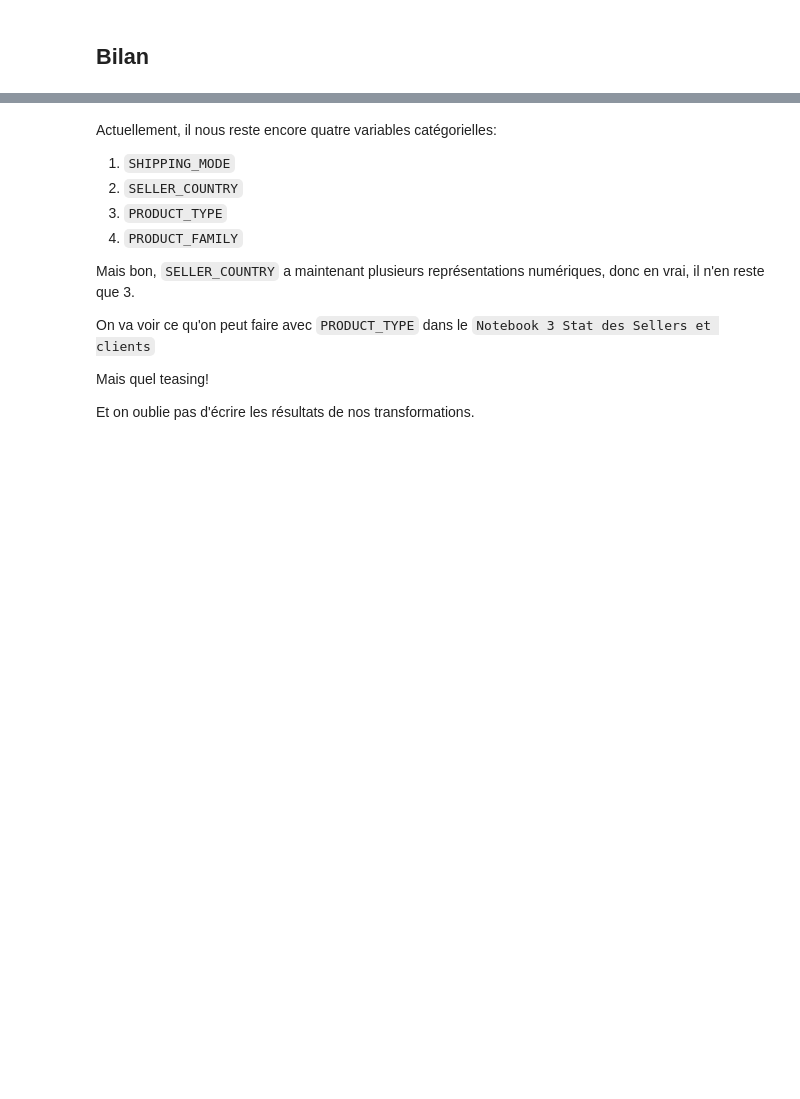
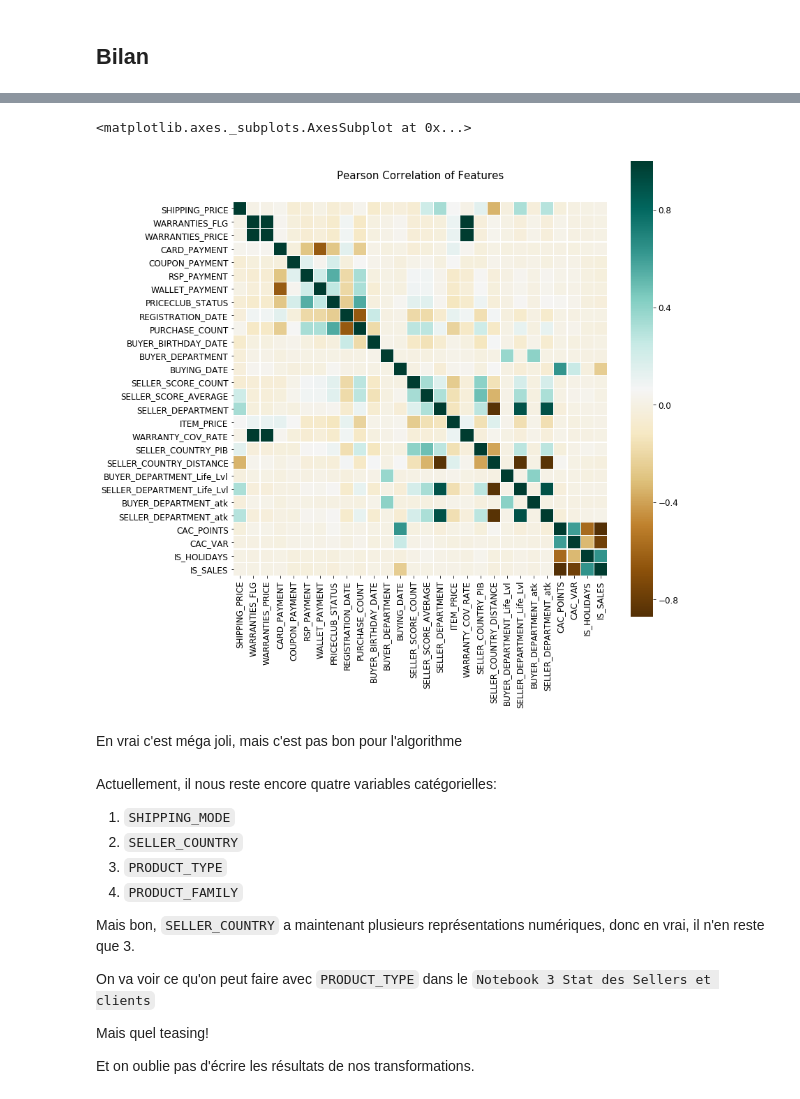
Before and after one commit to mlabarrere/Prediction-of-transaction-claims-status, a Jupyter notebook: Notebook 2 Feature Engineering.ipynb, the cells around one changed output, grey strips where cells are left out. Drawn from its saved outputs; the diff is of its cells as text; code cells hidden in the pictures; blank space fills up the shorter version.

```diff
--- a/Notebook 2 Feature Engineering.ipynb
+++ b/Notebook 2 Feature Engineering.ipynb
@@ -301,7 +336,9 @@ test_df['SELLER_DEPARTMENT_Pov'] = test_df.SELLER_DEPARTMENT.map(mapper)
 # %% [markdown]
 ### Part des minima sociaux dans le revenu disponible moyen (%)
 # %%
-mapper = {0:-1,1:0.8,2:1.7,3:1.8,4:1.4,5:1.3,6:1.5,7:1.6,8:1.9,9:2.0,10:1.4,11:2.3,12:1.6,13:1.9,14:1.2,15:1.5,16:1.8,17:1.3,18:1.5,19:1.4,20:3.1,21:1.0,22:1.3,23:2.2,24:1.7,25:1.0,26:1.3,27:1.1,28:0.9,29:1.2,30:1.9,31:1.2,32:1.8,33:1.4,34:2.0,35:1.0,36:1.6,37:1.1,38:0.9,39:1.1,40:1.3,41:1.0,42:1.5,43:1.6,44:1.0,45:0.9,46:1.6,47:1.8,48:1.5,49:1.1,50:1.6,51:1.2,52:1.4,53:1.0,54:1.4,55:1.5,56:1.2,57:1.3,58:1.6,59:1.9,60:1.2,61:1.5,62:1.9,63:1.3,64:1.5,65:1.7,66:2.3,67:0.9,68:0.9,69:1.1,70:1.2,71:1.3,72:1.1,73:1.0,74:0.6,75:1.0,76:1.4,77:0.8,78:0.5,79:1.2,80:1.6,81:1.7,82:2.0,83:1.7,84:1.6,85:0.9,86:1.3,87:1.7,88:1.3,89:1.5,90:1.2,91:0.7,92:0.7,93:1.9,94:1.0,95:0.9,971:1.7, 972:1.7, 973:1.7, 974:1.7, 976:1.7}
+'''
+
+mapper = {-1:-9, 0:-1,1:0.8,2:1.7,3:1.8,4:1.4,5:1.3,6:1.5,7:1.6,8:1.9,9:2.0,10:1.4,11:2.3,12:1.6,13:1.9,14:1.2,15:1.5,16:1.8,17:1.3,18:1.5,19:1.4,20:3.1,21:1.0,22:1.3,23:2.2,24:1.7,25:1.0,26:1.3,27:1.1,28:0.9,29:1.2,30:1.9,31:1.2,32:1.8,33:1.4,34:2.0,35:1.0,36:1.6,37:1.1,38:0.9,39:1.1,40:1.3,41:1.0,42:1.5,43:1.6,44:1.0,45:0.9,46:1.6,47:1.8,48:1.5,49:1.1,50:1.6,51:1.2,52:1.4,53:1.0,54:1.4,55:1.5,56:1.2,57:1.3,58:1.6,59:1.9,60:1.2,61:1.5,62:1.9,63:1.3,64:1.5,65:1.7,66:2.3,67:0.9,68:0.9,69:1.1,70:1.2,71:1.3,72:1.1,73:1.0,74:0.6,75:1.0,76:1.4,77:0.8,78:0.5,79:1.2,80:1.6,81:1.7,82:2.0,83:1.7,84:1.6,85:0.9,86:1.3,87:1.7,88:1.3,89:1.5,90:1.2,91:0.7,92:0.7,93:1.9,94:1.0,95:0.9,971:1.7, 972:1.7, 973:1.7, 974:1.7, 976:1.7}
 
 # Buyers
 train_df['BUYER_DEPARTMENT_min_soc'] = train_df.BUYER_DEPARTMENT.map(mapper)
@@ -310,3 +347,5 @@ test_df['BUYER_DEPARTMENT_min_soc'] = test_df.BUYER_DEPARTMENT.map(mapper)
 # Sellers
 train_df['SELLER_DEPARTMENT_min_soc'] = train_df.SELLER_DEPARTMENT.map(mapper)
 test_df['SELLER_DEPARTMENT_min_soc'] = test_df.SELLER_DEPARTMENT.map(mapper)
+
+'''
@@ -313,7 +354,7 @@ test_df['SELLER_DEPARTMENT_min_soc'] = test_df.SELLER_DEPARTMENT.map(mapper)
 # %% [markdown]
 ### Violences pour 1000 habitants
 # %%
-mapper={0:-9,1:4.71,2:6.9,3:4.9,4:7.2,5:4.87,6:10.21,7:4.09,8:7.13,9:5.58,10:8.28,11:6.77,12:4.32,13:11.47,14:5.92,15:3.92,16:6.12,17:5.26,18:5.77,19:4.65,20:6,21:5.25,22:4.27,23:3.91,24:4.13,25:8.2,26:7.25,27:6.38,28:6.43,29:4.9,30:6.88,31:8.74,32:3.61,33:7.4,34:9,35:5.6,36:4.84,37:5.17,38:7,39:4.86,40:4.52,41:5.39,42:6.86,43:4.07,44:6.52,45:7.62,46:3.5,47:5.72,48:3.72,49:4.95,50:4.41,51:8.97,52:6.42,53:4.62,54:6.86,55:5.6,56:4.23,57:5.99,58:4.43,59:10.12,60:7.36,61:5.73,62:9.13,63:5.1,64:4.51,65:4.75,66:8.31,67:6.87,68:6.71,69:9.87,70:5.58,71:4.9,72:6.94,73:5.7,74:5.05,75:15.72,76:7.87,77:9.42,78:7.97,79:4.25,80:7.47,81:4.64,82:5.45,83:8.91,84:7.59,85:4.21,86:5.21,87:4.59,88:4.77,89:7.89,90:7.62,91:8.93,92:9.5,93:18.19,94:10.31,95:11.73,971:14.79,972:11.9,973:23.46,974:10.16}
+mapper={-1:-99, 0:-9,1:4.71,2:6.9,3:4.9,4:7.2,5:4.87,6:10.21,7:4.09,8:7.13,9:5.58,10:8.28,11:6.77,12:4.32,13:11.47,14:5.92,15:3.92,16:6.12,17:5.26,18:5.77,19:4.65,20:6,21:5.25,22:4.27,23:3.91,24:4.13,25:8.2,26:7.25,27:6.38,28:6.43,29:4.9,30:6.88,31:8.74,32:3.61,33:7.4,34:9,35:5.6,36:4.84,37:5.17,38:7,39:4.86,40:4.52,41:5.39,42:6.86,43:4.07,44:6.52,45:7.62,46:3.5,47:5.72,48:3.72,49:4.95,50:4.41,51:8.97,52:6.42,53:4.62,54:6.86,55:5.6,56:4.23,57:5.99,58:4.43,59:10.12,60:7.36,61:5.73,62:9.13,63:5.1,64:4.51,65:4.75,66:8.31,67:6.87,68:6.71,69:9.87,70:5.58,71:4.9,72:6.94,73:5.7,74:5.05,75:15.72,76:7.87,77:9.42,78:7.97,79:4.25,80:7.47,81:4.64,82:5.45,83:8.91,84:7.59,85:4.21,86:5.21,87:4.59,88:4.77,89:7.89,90:7.62,91:8.93,92:9.5,93:18.19,94:10.31,95:11.73,971:14.79,972:11.9,973:23.46,974:10.16}
 
 # Buyers
 train_df['BUYER_DEPARTMENT_atk'] = train_df.BUYER_DEPARTMENT.map(mapper)
@@ -325,7 +366,8 @@ test_df['SELLER_DEPARTMENT_atk'] = test_df.SELLER_DEPARTMENT.map(mapper)
 # %% [markdown]
 ### Cambriolages pour 1000 habitants
 # %%
-mapper = {0:-9,1:5.61,2:4.28,3:4.34,4:6.38,5:4.23,6:6.85,7:4.33,8:3.93,9:5.21,10:6.37,11:6.53,12:3.22,13:7.51,14:3.06,15:2.65,16:4.56,17:5.61,18:5.28,19:3.48,20:3,21:4.29,22:3.41,23:3.7,24:3.85,25:4.77,26:6.6,27:4.48,28:3.71,29:3.23,20:3.26,30:5.79,31:8.88,32:6.4,33:5.8,34:7,35:3.56,36:3.88,37:4.43,38:8.67,39:3.69,40:3.5,41:4.77,42:6.05,43:3.13,44:7.22,45:5.74,46:4.9,47:7.31,48:2.35,49:4.05,50:2.36,51:5.59,52:4.39,53:2.89,54:3.86,55:4.5,56:4.29,57:4.21,58:5.42,59:6.27,60:4.4,61:4.09,62:4.94,63:6.33,64:4.06,65:4.85,66:5.29,67:2.94,68:3.82,69:9.55,70:3.79,71:4.28,72:3.9,73:5.58,74:5.95,75:5.73,76:4.92,77:5.56,78:4.55,79:4.03,80:4.41,81:5.38,82:7.81,83:6.73,84:6.56,85:3.8,86:3.98,87:4.25,88:4.35,89:5.16,90:4.27,91:5.22,92:4.26,93:5.82,94:5.25,95:5.06,971:7.87,972:4.66,973:7.67,974:3.59}
+'''
+mapper = {-1:-99,0:-9,1:5.61,2:4.28,3:4.34,4:6.38,5:4.23,6:6.85,7:4.33,8:3.93,9:5.21,10:6.37,11:6.53,12:3.22,13:7.51,14:3.06,15:2.65,16:4.56,17:5.61,18:5.28,19:3.48,20:3,21:4.29,22:3.41,23:3.7,24:3.85,25:4.77,26:6.6,27:4.48,28:3.71,29:3.23,20:3.26,30:5.79,31:8.88,32:6.4,33:5.8,34:7,35:3.56,36:3.88,37:4.43,38:8.67,39:3.69,40:3.5,41:4.77,42:6.05,43:3.13,44:7.22,45:5.74,46:4.9,47:7.31,48:2.35,49:4.05,50:2.36,51:5.59,52:4.39,53:2.89,54:3.86,55:4.5,56:4.29,57:4.21,58:5.42,59:6.27,60:4.4,61:4.09,62:4.94,63:6.33,64:4.06,65:4.85,66:5.29,67:2.94,68:3.82,69:9.55,70:3.79,71:4.28,72:3.9,73:5.58,74:5.95,75:5.73,76:4.92,77:5.56,78:4.55,79:4.03,80:4.41,81:5.38,82:7.81,83:6.73,84:6.56,85:3.8,86:3.98,87:4.25,88:4.35,89:5.16,90:4.27,91:5.22,92:4.26,93:5.82,94:5.25,95:5.06,971:7.87,972:4.66,973:7.67,974:3.59}
 
 # Buyers
 train_df['BUYER_DEPARTMENT_cmb'] = train_df.BUYER_DEPARTMENT.map(mapper)
@@ -334,3 +376,5 @@ test_df['BUYER_DEPARTMENT_cmb'] = test_df.BUYER_DEPARTMENT.map(mapper)
 # Sellers
 train_df['SELLER_DEPARTMENT_cmb'] = train_df.SELLER_DEPARTMENT.map(mapper)
 test_df['SELLER_DEPARTMENT_cmb'] = test_df.SELLER_DEPARTMENT.map(mapper)
+
+'''
@@ -397,3 +443,21 @@ memory usage: 34.4+ MB
+# %%
+corr_map=train_df.select_dtypes(exclude="object").astype(float).corr(method='spearman')
+# %%
+colormap = plt.cm.BrBG
+plt.figure(figsize=(12,12))
+plt.title('Pearson Correlation of Features', y=1.05, size=15)
+sns.heatmap(corr_map,
+            linewidths=0.1,
+            vmax=1.0,
+            square=True,
+            cmap=colormap,
+            linecolor='white',
+            annot=False)
+# %% [output]
+<matplotlib.axes._subplots.AxesSubplot at 0x...>
+[figure, added]
+# %% [markdown]
+En vrai c'est méga joli, mais c'est pas bon pour l'algorithme
 # %% [markdown]
 Actuellement, il nous reste encore quatre variables catégorielles:
 1. `SHIPPING_MODE`
```
Also changed, not shown: parts of 11 cells of this notebook, 7 other files.
